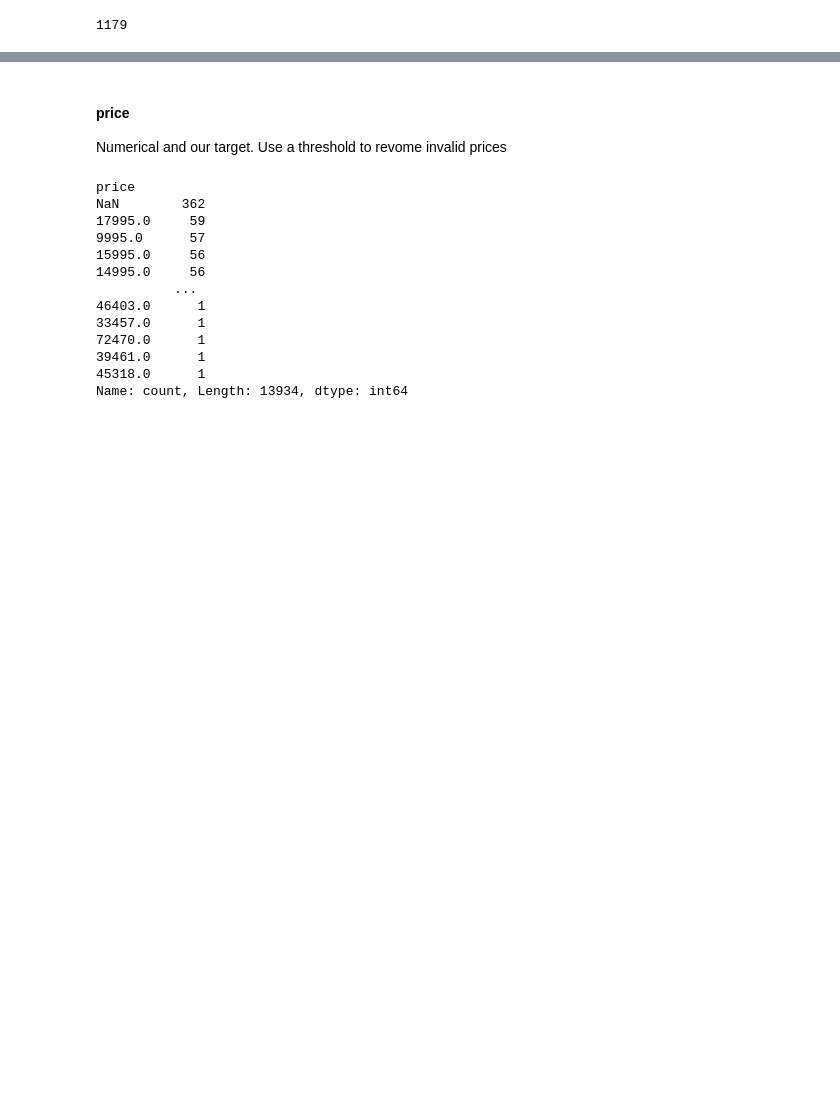
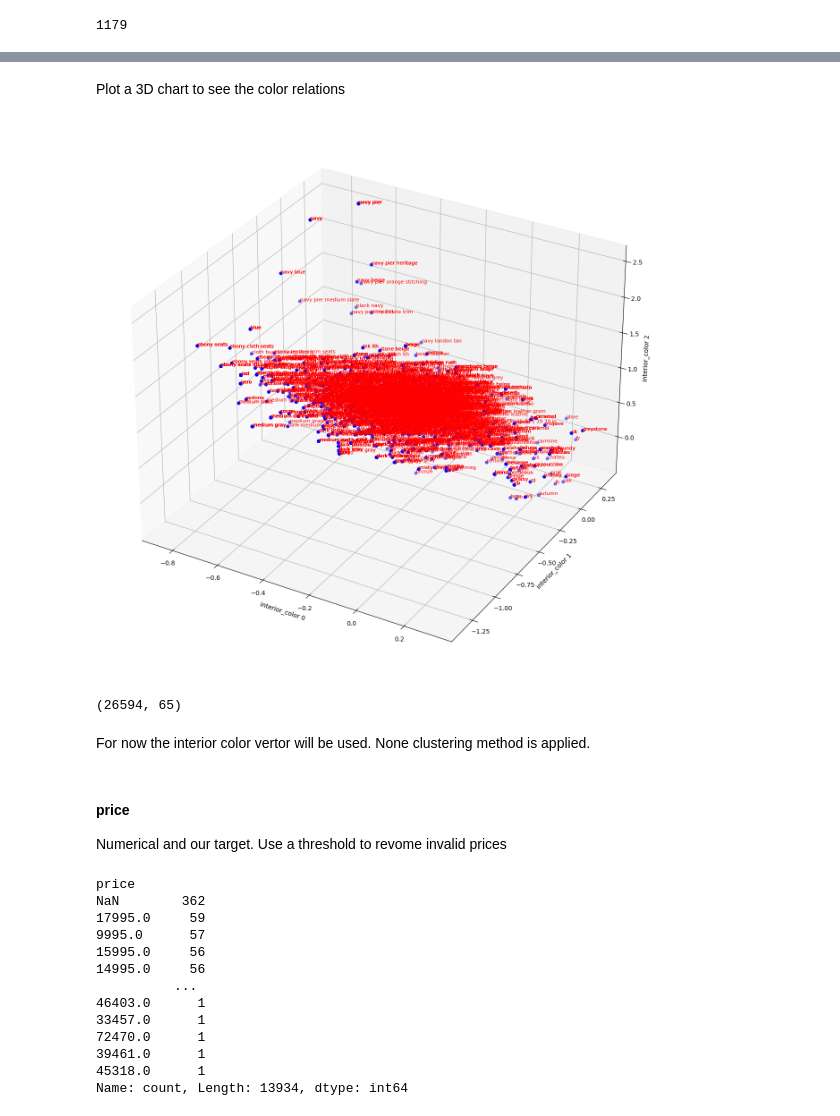
Before and after one commit to cmatteogr/cars_ml_project, a Jupyter notebook: data_exploration/data_exploration.ipynb, the cells around one changed output, grey strips where cells are left out. Saved outputs shown, nothing was run; the diff lists cells and outputs as text; code cells hidden in the pictures; blank space fills up the shorter version.

```diff
--- a/data_exploration/data_exploration.ipynb
+++ b/data_exploration/data_exploration.ipynb
@@ -186,0 +513,9 @@ len(cars_df['interior_color'].unique())
+# %%
+# Replace the nan values with an array of (0,0,0)
+base_invalid_value = [0]*interior_color_vector_size
+interior_color_vectors_s = interior_color_vectors_s.apply(lambda x: x if isinstance(x, np.ndarray) else base_invalid_value)
+# %%
+# Generate the interior color df using the transformed feature vectors
+interior_color_df = pd.DataFrame(interior_color_vectors_s.values.tolist(), columns=[f'interior_color_x{i}' for i in range(len(interior_color_vectors_s[0]))])
+interior_color_df.reset_index(drop=True, inplace=True)
+interior_color_df
@@ -186,0 +536,5 @@ len(cars_df['interior_color'].unique())
+# %%
+# Concatenate the dataframes
+cars_df.reset_index(drop=True, inplace=True)
+cars_df = pd.concat([cars_df, interior_color_df], axis=1)
+cars_df
@@ -187,3 +555,45 @@ len(cars_df['interior_color'].unique())
+# %% [markdown]
+Plot a 3D chart to see the color relations
+# %%
+import matplotlib.pyplot as plt
+from mpl_toolkits.mplot3d import Axes3D
+
+x = cars_df['interior_color_x0'].values.tolist()
+y = cars_df['interior_color_x1'].values.tolist()
+z = cars_df['interior_color_x2'].values.tolist()
+# Labels for each point
+labels = cars_df['interior_color'].values.tolist()
+# %%
+# Create a new figure
+fig = plt.figure(figsize=(16, 16))
+
+# Add an axes
+ax = fig.add_subplot(111, projection='3d')
+
+# Scatter plot
+ax.scatter(x, y, z, color='b', marker='o')  # You can change the color and marker style
+
+# Label each point
+for i, txt in enumerate(labels):
+    ax.text(x[i], y[i], z[i], txt, color='red', fontsize=8)  # You can change text color and properties
+
+# Adding labels to the axes
+ax.set_xlabel('interior_color 0')
+ax.set_ylabel('interior_color 1')
+ax.set_zlabel('interior_color 2')
+
+# Show plot
+plt.show()
+# %% [output]
+[figure, added]
+# %%
+# Once used drop the interior_color feature
+cars_df.drop(columns='interior_color', inplace=True)
+cars_df.shape
+# %% [output]
+(26594, 65)
+# %% [markdown]
+For now the interior color vertor will be used. None clustering method is applied.
 # %% [markdown]
 #### price
 Numerical and our target. Use a threshold to revome invalid prices
```
Also changed, not shown: parts of 82 cells of this notebook.
